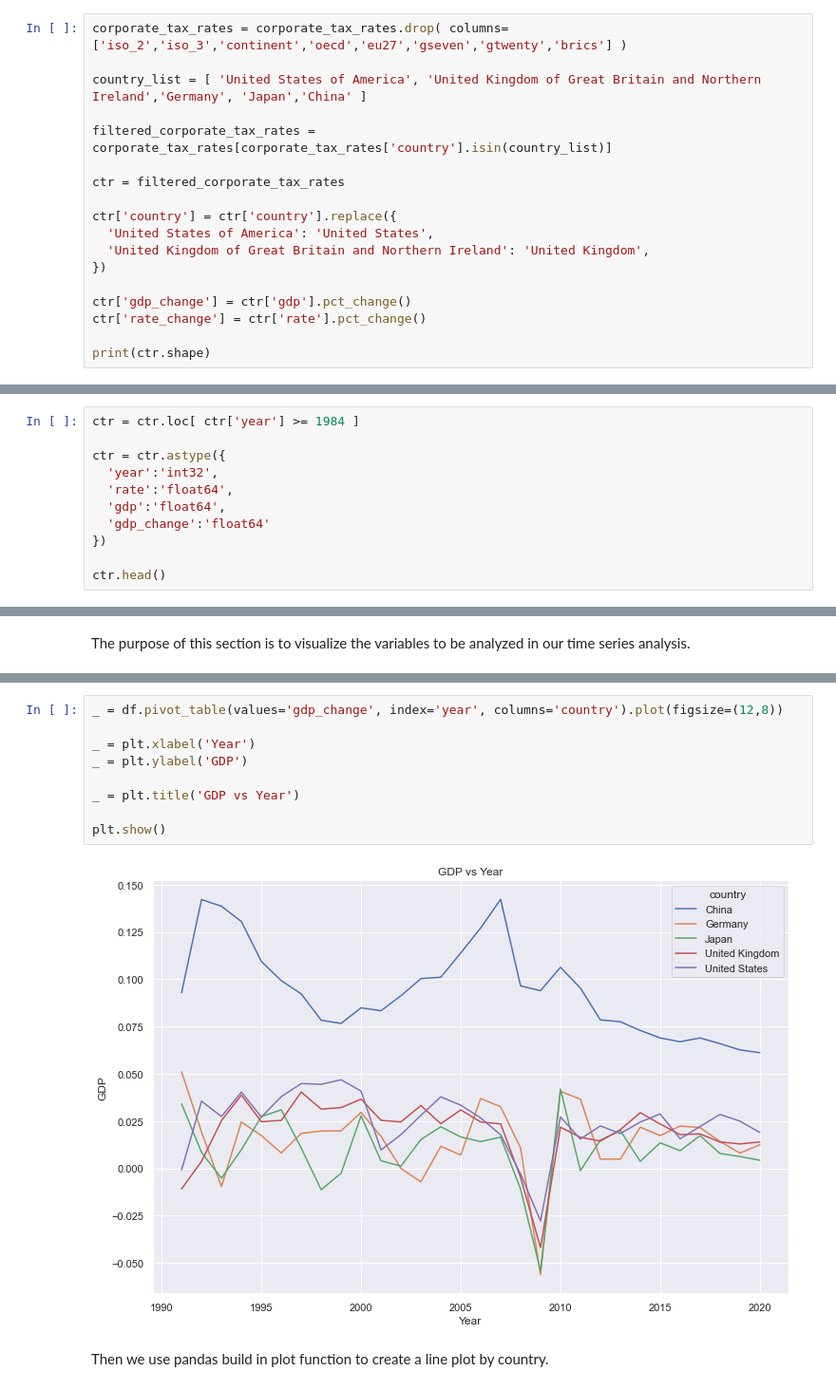
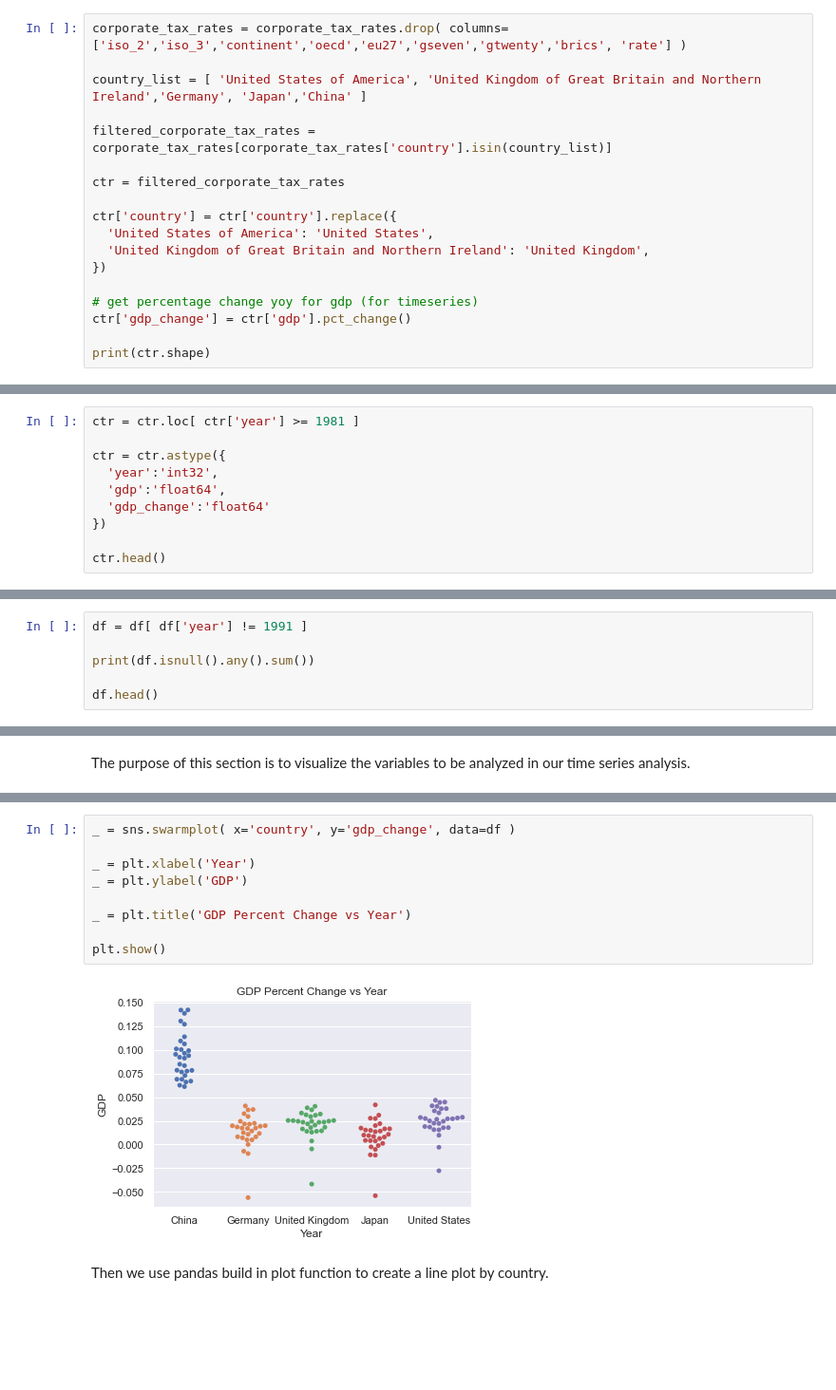
Before and after one commit to thudsonbu/ds-project-1, a Jupyter notebook: notebooks/project-2.ipynb, the cells around one changed output, grey strips where cells are left out. Shown at 95% size. Drawn from its saved outputs; the diff is of its cells as text; blank space fills up the shorter version.

```diff
--- a/notebooks/project-2.ipynb
+++ b/notebooks/project-2.ipynb
@@ -46,5 +61,5 @@ Next, we filter the `corporate tax rates` data removing country grouping data, a
 # %%
-corporate_tax_rates = corporate_tax_rates.drop( columns=['iso_2','iso_3','continent','oecd','eu27','gseven','gtwenty','brics'] )
+corporate_tax_rates = corporate_tax_rates.drop( columns=['iso_2','iso_3','continent','oecd','eu27','gseven','gtwenty','brics', 'rate'] )
 
 country_list = [ 'United States of America', 'United Kingdom of Great Britain and Northern Ireland','Germany', 'Japan','China' ]
 
@@ -57,8 +72,8 @@ ctr['country'] = ctr['country'].replace({
   'United Kingdom of Great Britain and Northern Ireland': 'United Kingdom',
 })
 
+# get percentage change yoy for gdp (for timeseries)
 ctr['gdp_change'] = ctr['gdp'].pct_change()
-ctr['rate_change'] = ctr['rate'].pct_change()
 
 print(ctr.shape)
 # %% [output]
@@ -96,9 +104,8 @@ We remove the rows that contained missing values, cutting all before 1983.
 # %%
-ctr = ctr.loc[ ctr['year'] >= 1984 ]
+ctr = ctr.loc[ ctr['year'] >= 1981 ]
 
 ctr = ctr.astype({
   'year':'int32',
-  'rate':'float64',
   'gdp':'float64',
   'gdp_change':'float64'
 })
@@ -299,0 +317,6 @@ df.head()
+# %%
+df = df[ df['year'] != 1991 ]
+
+print(df.isnull().any().sum())
+
+df.head()
@@ -313,14 +399,14 @@ The purpose of this section is to visualize the variables to be analyzed in our
 # %%
-_ = df.pivot_table(values='gdp_change', index='year', columns='country').plot(figsize=(12,8))
+_ = sns.swarmplot( x='country', y='gdp_change', data=df )
 
 _ = plt.xlabel('Year')
 _ = plt.ylabel('GDP')
 
-_ = plt.title('GDP vs Year')
+_ = plt.title('GDP Percent Change vs Year')
 
 plt.show()
 # %% [output]
-[figure, old version]
+[figure, new version]
 # %% [markdown]
 Then we use pandas build in plot function to create a line plot by country.
 # %%
```
Also changed, not shown: parts of 39 cells of this notebook, 3 other files.
